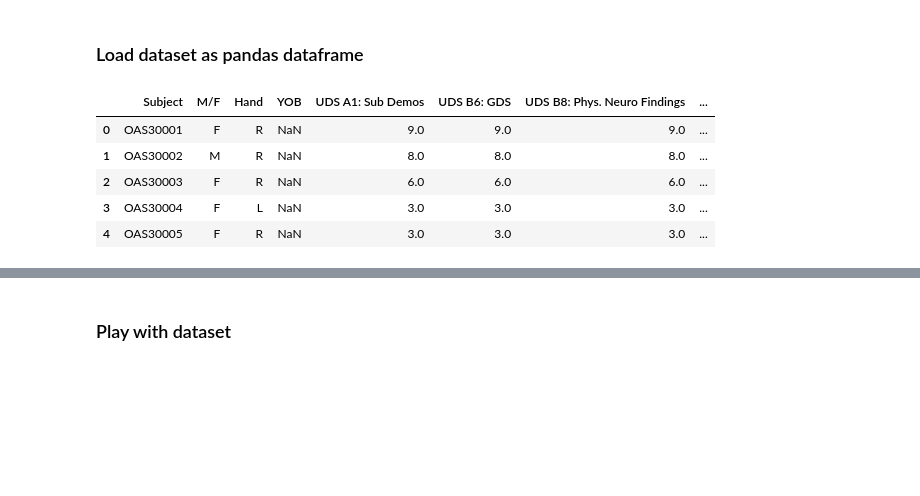
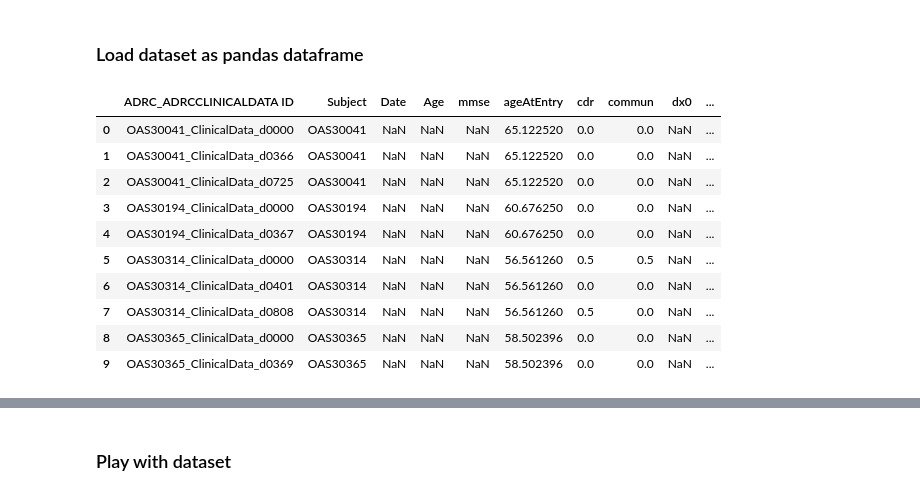
Before and after one commit to RoyMassett/Roy_Ava_Clustering_2019, a Jupyter notebook: notebooks/clustering.ipynb, the cells around one changed output, grey strips where cells are left out. Saved outputs shown, nothing was run; the diff lists cells and outputs as text; code cells hidden in the pictures; blank space fills up the shorter version.

```diff
--- a/notebooks/clustering.ipynb
+++ b/notebooks/clustering.ipynb
@@ -11,12 +18,20 @@ import matplotlib.pyplot as plt
 # %% [markdown]
 ### Load dataset as pandas dataframe
-# %%
-OASIS = pd.read_csv('../datasets/OASIS.csv')
-OASIS.head()
-# %% [output]
-|  | Subject | M/F | Hand | YOB | UDS A1: Sub Demos | UDS B6: GDS | UDS B8: Phys. Neuro Findings | ... |
-| 0 | OAS30001 | F | R | NaN | 9.0 | 9.0 | 9.0 | ... |
-| 1 | OAS30002 | M | R | NaN | 8.0 | 8.0 | 8.0 | ... |
-| 2 | OAS30003 | F | R | NaN | 6.0 | 6.0 | 6.0 | ... |
-| 3 | OAS30004 | F | L | NaN | 3.0 | 3.0 | 3.0 | ... |
-| 4 | OAS30005 | F | R | NaN | 3.0 | 3.0 | 3.0 | ... |
+# %%
+#OASIS = pd.read_csv('../datasets/OASIS.csv')
+
+url = 'https://raw.githubusercontent.com/RoyMassett/Roy_Ava_Clustering_2019/master/datasets/cognitive_scores.csv'
+OASIS = pd.read_csv(url)
+OASIS.head(10)
+# %% [output]
+|  | ADRC_ADRCCLINICALDATA ID | Subject | Date | Age | mmse | ageAtEntry | cdr | commun | dx0 | ... |
+| 0 | OAS30041_ClinicalData_d0000 | OAS30041 | NaN | NaN | NaN | 65.122520 | 0.0 | 0.0 | NaN | ... |
+| 1 | OAS30041_ClinicalData_d0366 | OAS30041 | NaN | NaN | NaN | 65.122520 | 0.0 | 0.0 | NaN | ... |
+| 2 | OAS30041_ClinicalData_d0725 | OAS30041 | NaN | NaN | NaN | 65.122520 | 0.0 | 0.0 | NaN | ... |
+| 3 | OAS30194_ClinicalData_d0000 | OAS30194 | NaN | NaN | NaN | 60.676250 | 0.0 | 0.0 | NaN | ... |
+| 4 | OAS30194_ClinicalData_d0367 | OAS30194 | NaN | NaN | NaN | 60.676250 | 0.0 | 0.0 | NaN | ... |
+| 5 | OAS30314_ClinicalData_d0000 | OAS30314 | NaN | NaN | NaN | 56.561260 | 0.5 | 0.5 | NaN | ... |
+| 6 | OAS30314_ClinicalData_d0401 | OAS30314 | NaN | NaN | NaN | 56.561260 | 0.0 | 0.0 | NaN | ... |
+| 7 | OAS30314_ClinicalData_d0808 | OAS30314 | NaN | NaN | NaN | 56.561260 | 0.5 | 0.0 | NaN | ... |
+| 8 | OAS30365_ClinicalData_d0000 | OAS30365 | NaN | NaN | NaN | 58.502396 | 0.0 | 0.0 | NaN | ... |
+| 9 | OAS30365_ClinicalData_d0369 | OAS30365 | NaN | NaN | NaN | 58.502396 | 0.0 | 0.0 | NaN | ... |
```
Also changed, not shown: parts of 31 cells of this notebook.
